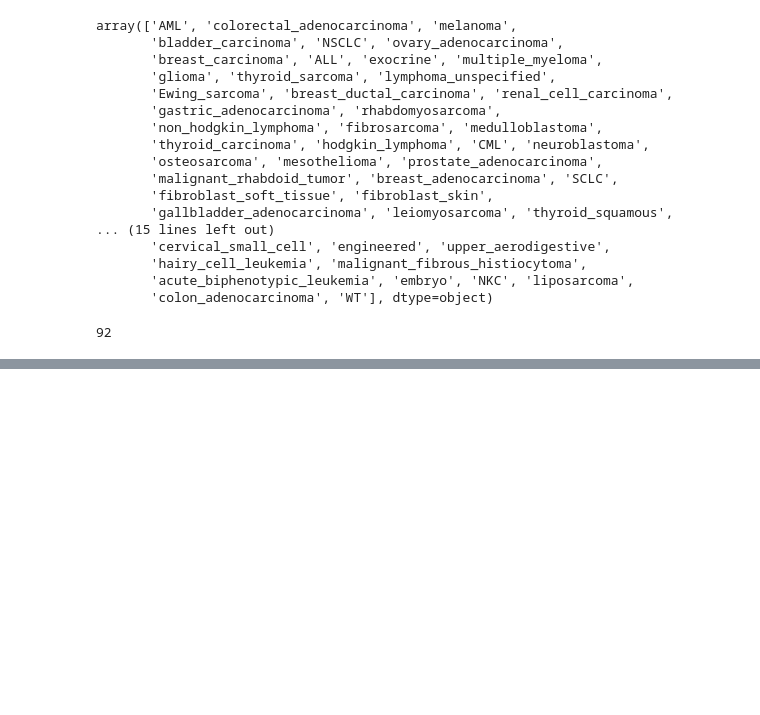
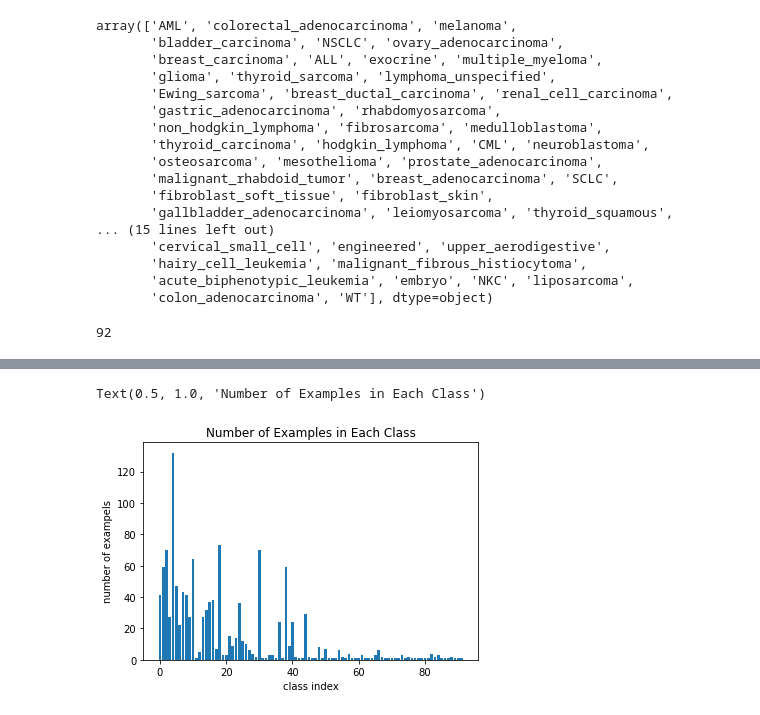
Before and after one commit to Alphaaaaabet/Cancer-Lineage-Subtype-Classification, a Jupyter notebook: code/data_processing.ipynb, the cells around one changed output, grey strips where cells are left out. Drawn from its saved outputs; the diff is of its cells as text; code cells hidden in the pictures; blank space fills up the shorter version.

```diff
--- a/code/data_processing.ipynb
+++ b/code/data_processing.ipynb
@@ -359,0 +377,5 @@ len(new_df.lineage_subtype.unique())
+# %%
+class_counts = list()
+# %%
+for i in range (0, 92):
+    class_counts.append((new_df.id == i).sum())
@@ -359,0 +404,8 @@ len(new_df.lineage_subtype.unique())
+# %%
+plt.bar(np.arange(0,92),class_counts)
+plt.xlabel("class index")
+plt.ylabel("number of exampels")
+plt.title("Number of Examples in Each Class")
+# %% [output]
+Text(0.5, 1.0, 'Number of Examples in Each Class')
+[figure, added]
```
Also changed, not shown: parts of 12 cells of this notebook.
